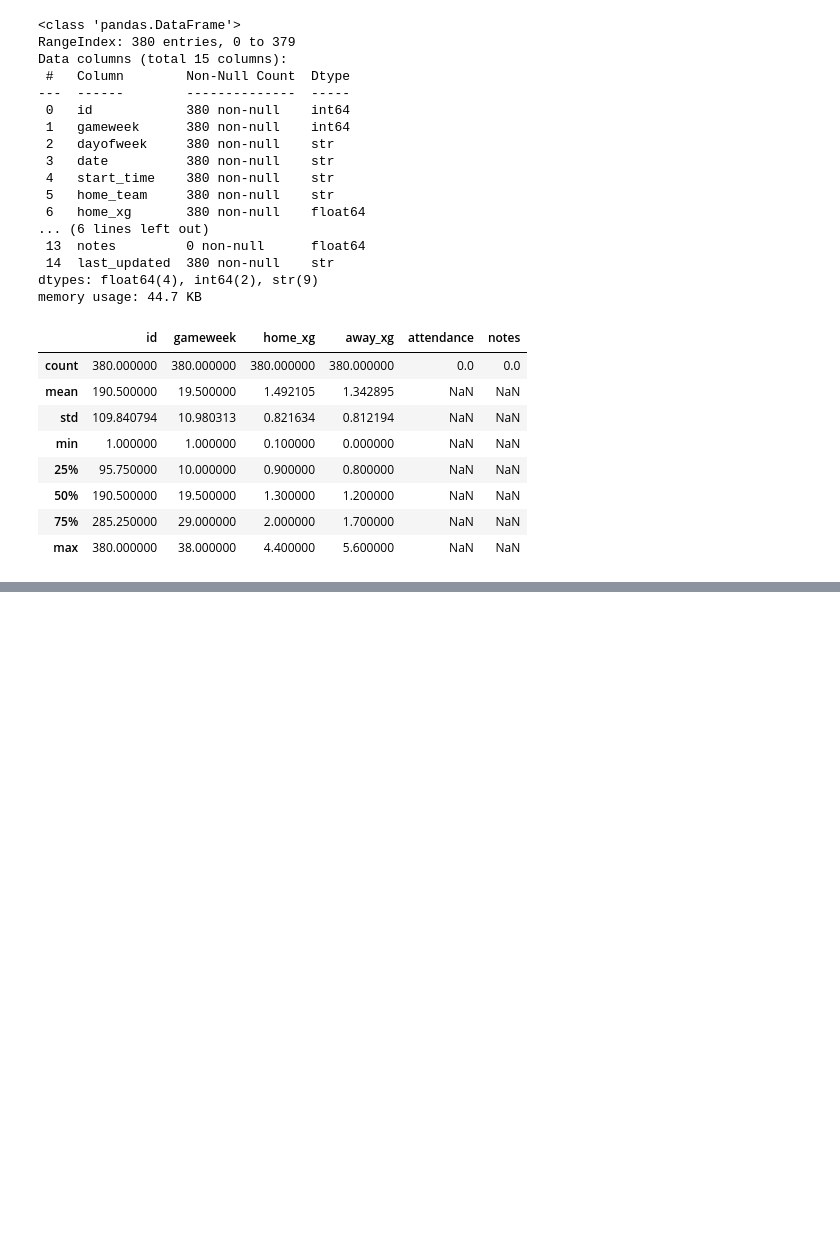
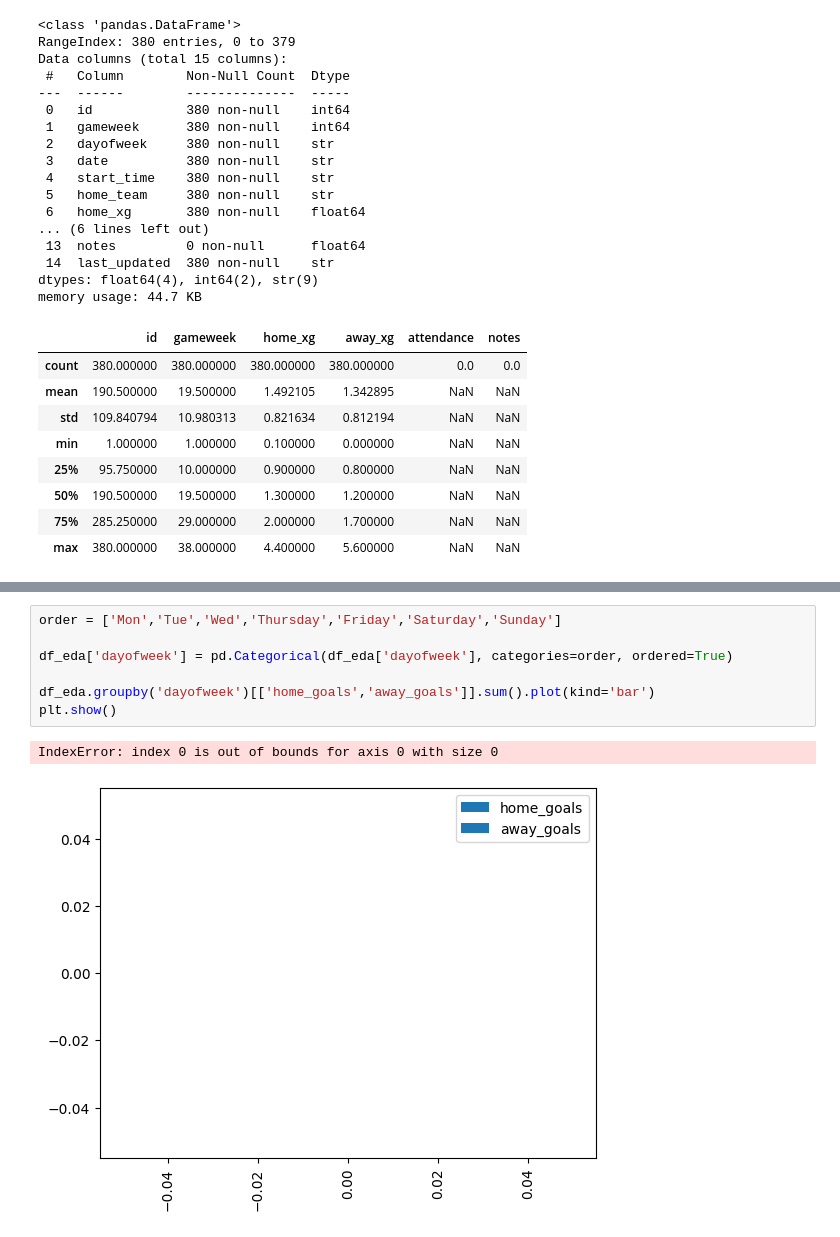
Before and after one commit to Angislad20/Premier-League-2024-25-EDA, a Jupyter notebook: notebooks/01_EDA_matches.ipynb, the cells around one changed output, grey strips where cells are left out. Saved outputs shown, nothing was run; the diff lists cells and outputs as text; blank space fills up the shorter version.

```diff
--- a/notebooks/01_EDA_matches.ipynb
+++ b/notebooks/01_EDA_matches.ipynb
@@ -78,0 +152,10 @@ Doublons:
+# %%
+order = ['Mon','Tue','Wed','Thursday','Friday','Saturday','Sunday']
+
+df_eda['dayofweek'] = pd.Categorical(df_eda['dayofweek'], categories=order, ordered=True)
+
+df_eda.groupby('dayofweek')[['home_goals','away_goals']].sum().plot(kind='bar')
+plt.show()
+# %% [output]
+IndexError: index 0 is out of bounds for axis 0 with size 0
+[figure, added]
```
Also changed, not shown: parts of 12 cells of this notebook, 3 other files.
